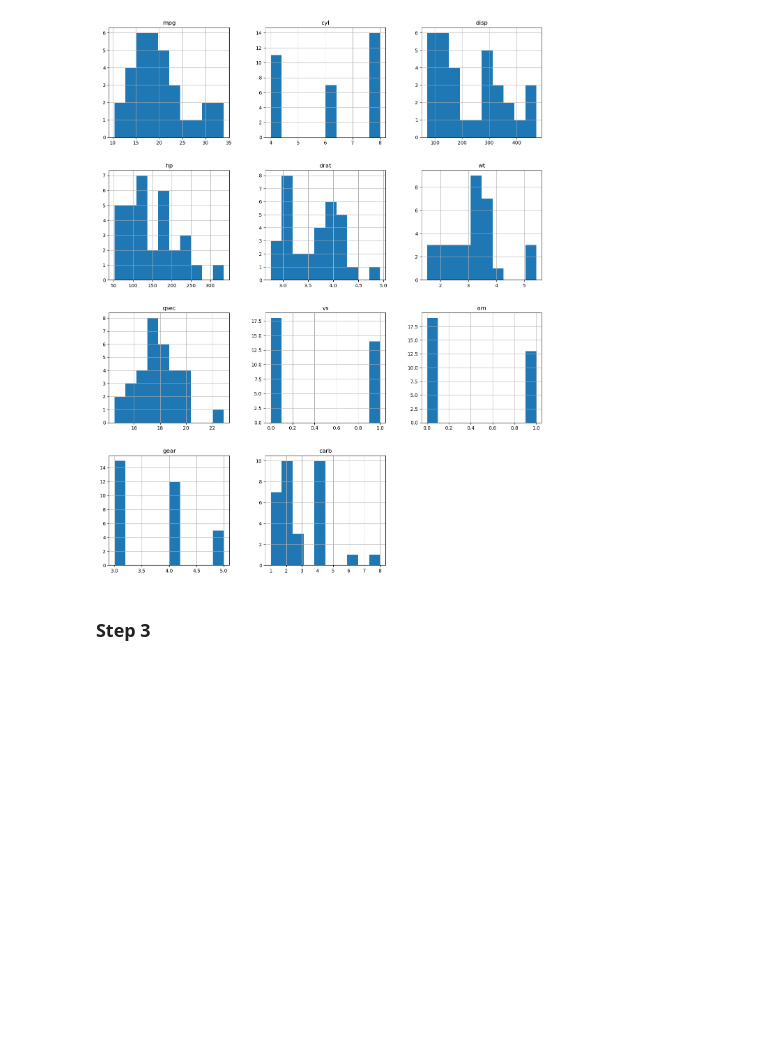
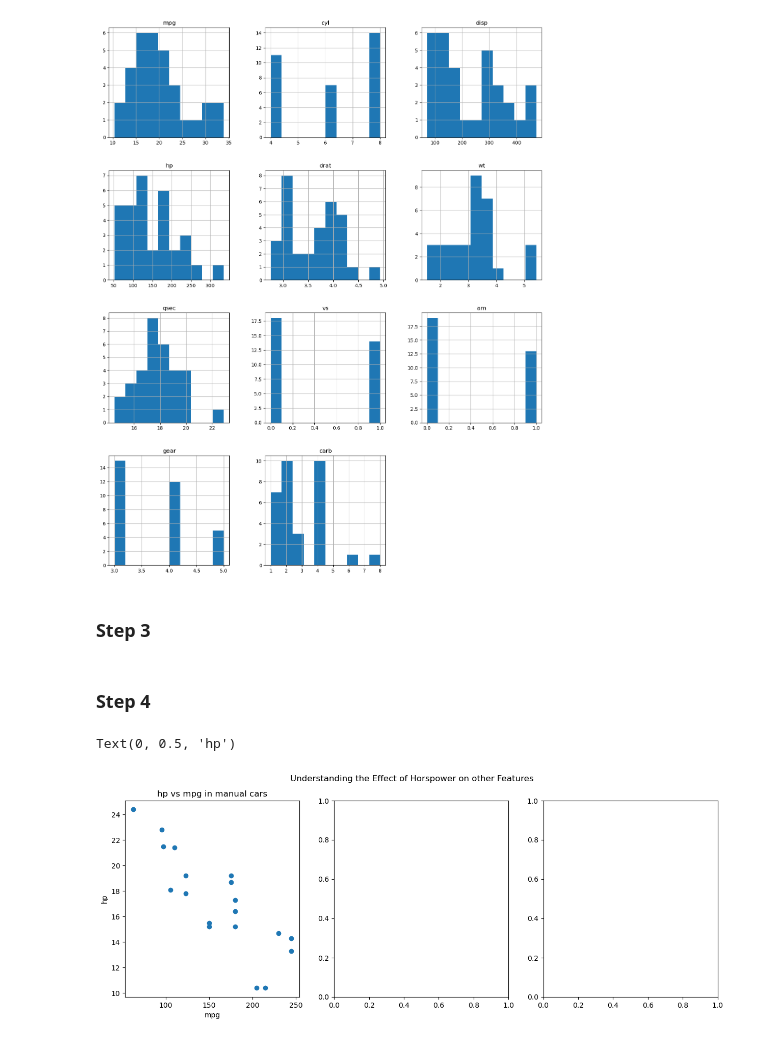
Before and after one commit to wd7512/SPDA, a Jupyter notebook: Tutorial 8B - pandas and matplotlib.ipynb, the cells around one changed output. Saved outputs shown, nothing was run; the diff lists cells and outputs as text; code cells hidden in the pictures; blank space fills up the shorter version.

```diff
--- a/Tutorial 8B - pandas and matplotlib.ipynb
+++ b/Tutorial 8B - pandas and matplotlib.ipynb
@@ -78,3 +83,19 @@ plt.plot()
 # %%
 manualCars = mtcars[mtcars["am"] == 0]
 automaticCars = mtcars[mtcars["am"] == 1]
+# %% [markdown]
+### Step 4
+# %%
+# Step 4
+
+figure, axis = plt.subplots(1,3, figsize = (15,5))
+figure.suptitle("Understanding the Effect of Horspower on other Features")
+
+# Step 5
+axis[0].plot(manualCars["hp"],manualCars["mpg"],'o')
+axis[0].title.set_text("hp vs mpg in manual cars")
+axis[0].set_xlabel("mpg")
+axis[0].set_ylabel("hp")
+# %% [output]
+Text(0, 0.5, 'hp')
+[figure, added]
```
Also changed, not shown: parts of 1 cell of this notebook.
